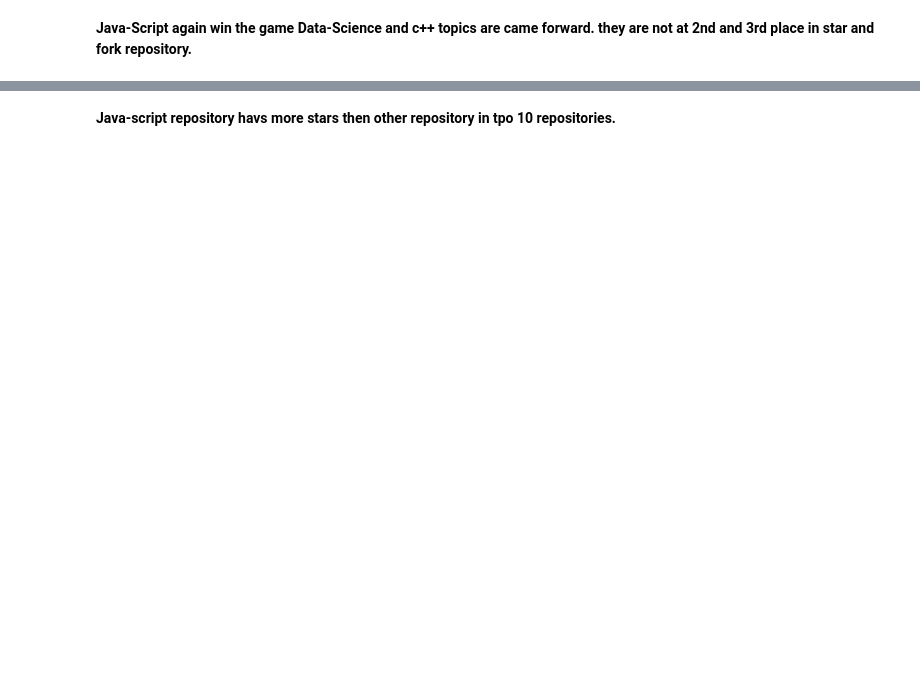
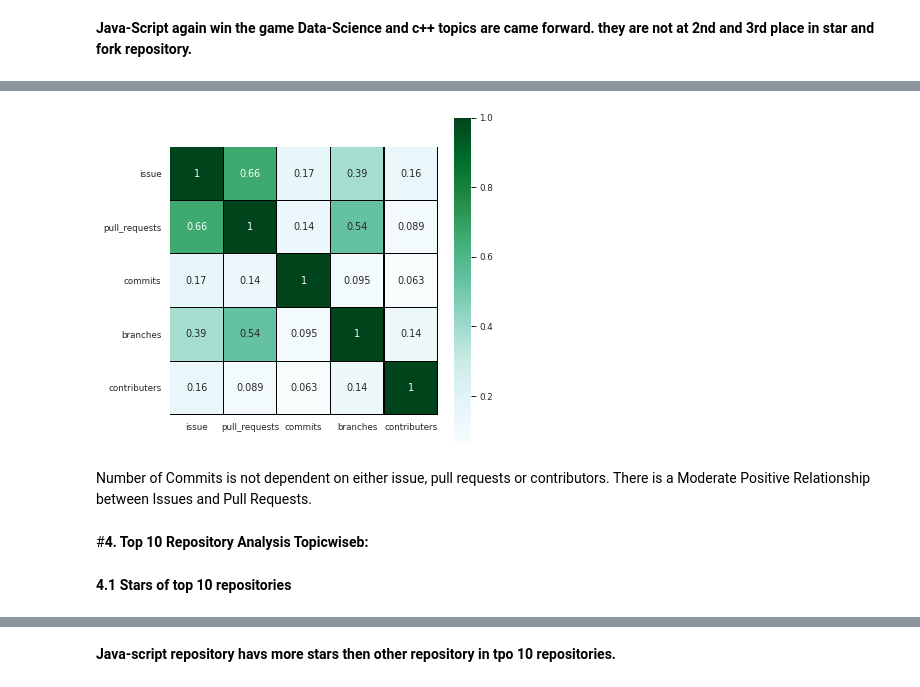
Before and after one commit to Preeti-sahani/ShapeAI_Internship_Project, a Jupyter notebook: Github_Repos.ipynb, the cells around one changed output, grey strips where cells are left out. Saved outputs shown, nothing was run; the diff lists cells and outputs as text; code cells hidden in the pictures; blank space fills up the shorter version.

```diff
--- a/Github_Repos.ipynb
+++ b/Github_Repos.ipynb
@@ -397,0 +354,3 @@ The `size` parameter has been renamed to `height`; please update your code.
+# %%
+corr_col_df = Github_df.dropna(axis=0, subset = ['issue', 'pull_requests', 'commits', 'branches', 'contributers'])[['issue','pull_requests','commits', 'branches', 'contributers']]
+corr_col_df.corr
@@ -398,3 +372,16 @@ The `size` parameter has been renamed to `height`; please update your code.
+# %%
+colormap = plt.cm.magma
+plt.figure(figsize=(6,6))
+
+sns.heatmap(corr_col_df.corr(), linewidths=0.1, vmax=1.0, square=True, linecolor='black', annot=True, cmap='BuGn');
+# %% [output]
+[figure, added]
+# %% [markdown]
+Number of Commits is not dependent on either issue, pull requests or contributors. There is a Moderate Positive Relationship between Issues and Pull Requests.
+# %% [markdown]
+#**4. Top 10 Repository Analysis Topicwiseb:**
+# %% [markdown]
+**4.1 Stars of top 10 repositories**
 # %%
 github_group = Github_df.groupby('topic')
 num_of_top_repository = 10
```
Also changed, not shown: parts of 65 cells of this notebook.
